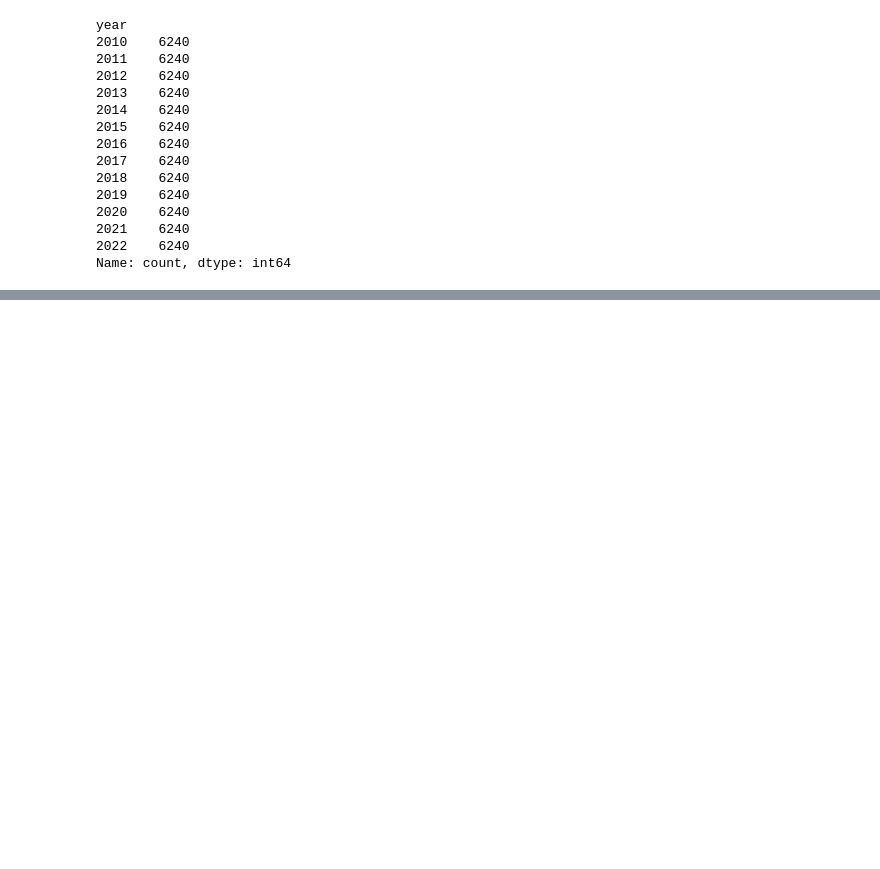
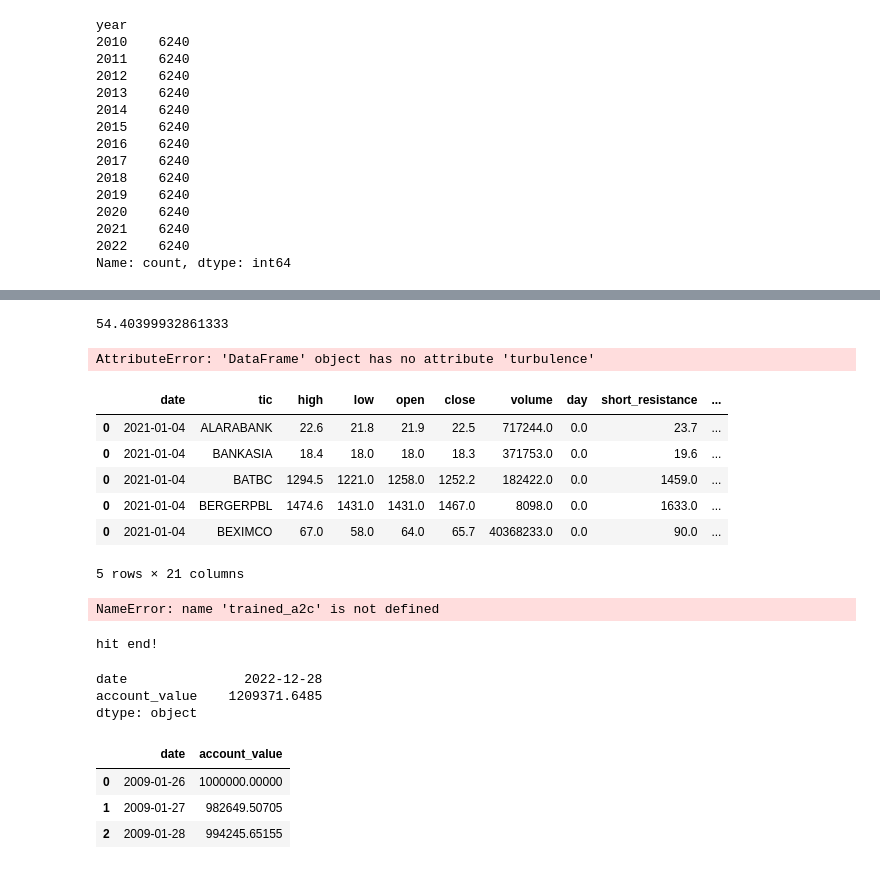
Before and after one commit to niananto/Stock-Trader, a Jupyter notebook: kaggle_data_insepection.ipynb, the cells around one changed output, grey strips where cells are left out. Cells and saved outputs as stored; diff of their text form; code cells hidden in the pictures; blank space fills up the shorter version.

```diff
--- a/kaggle_data_insepection.ipynb
+++ b/kaggle_data_insepection.ipynb
@@ -310,0 +511,9 @@ df = sampled_data.copy()
+# %%
+TRAIN_START_DATE = '2009-01-01'
+TRAIN_END_DATE = '2020-12-31'
+TRADE_START_DATE = '2021-01-01'
+TRADE_END_DATE = '2022-12-31'
+train = data_split(processed_full, TRAIN_START_DATE,TRAIN_END_DATE)
+trade = data_split(processed_full, TRADE_START_DATE,TRADE_END_DATE)
+print(len(train))
+print(len(trade))
@@ -310,0 +612,8 @@ df = sampled_data.copy()
+# %%
+insample_risk_indicator.vix.quantile(0.996)
+# %% [output]
+54.40399932861333
+# %%
+insample_risk_indicator.turbulence.describe()
+# %% [output]
+AttributeError: 'DataFrame' object has no attribute 'turbulence'
@@ -310,0 +625,30 @@ df = sampled_data.copy()
+# %%
+trade.head()
+# %% [output]
+|  | date | tic | high | low | open | close | volume | day | short_resistance | ... |
+| 0 | 2021-01-04 | ALARABANK | 22.6 | 21.8 | 21.9 | 22.5 | 717244.0 | 0.0 | 23.7 | ... |
+| 0 | 2021-01-04 | BANKASIA | 18.4 | 18.0 | 18.0 | 18.3 | 371753.0 | 0.0 | 19.6 | ... |
+| 0 | 2021-01-04 | BATBC | 1294.5 | 1221.0 | 1258.0 | 1252.2 | 182422.0 | 0.0 | 1459.0 | ... |
+| 0 | 2021-01-04 | BERGERPBL | 1474.6 | 1431.0 | 1431.0 | 1467.0 | 8098.0 | 0.0 | 1633.0 | ... |
+| 0 | 2021-01-04 | BEXIMCO | 67.0 | 58.0 | 64.0 | 65.7 | 40368233.0 | 0.0 | 90.0 | ... |
+5 rows × 21 columns
+# %%
+trained_moedl = trained_a2c
+df_account_value_a2c, df_actions_a2c = DRLAgent.DRL_prediction(
+    model=trained_moedl,
+    environment = e_trade_gym)
+# %% [output]
+NameError: name 'trained_a2c' is not defined
+# %%
+trained_moedl = trained_ddpg
+df_account_value_ddpg, df_actions_ddpg = DRLAgent.DRL_prediction(
+    model=trained_moedl,
+    environment = e_trade_gym)
+# %% [output]
+hit end!
+# %%
+df_account_value_ddpg.max()
+# %% [output]
+date               2022-12-28
+account_value    1209371.6485
+dtype: object
@@ -310,0 +670,7 @@ df = sampled_data.copy()
+# %%
+df_account_value_a2c
+# %% [output]
+|  | date | account_value |
+| 0 | 2009-01-26 | 1000000.00000 |
+| 1 | 2009-01-27 | 982649.50705 |
+| 2 | 2009-01-28 | 994245.65155 |
```
Also changed, not shown: parts of 45 cells of this notebook, 1 other file.
